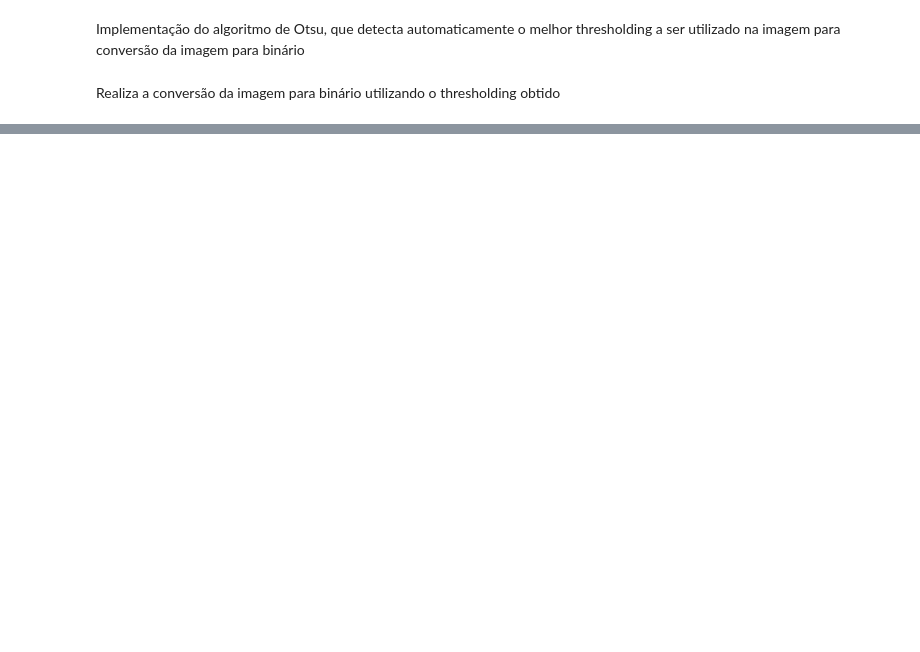
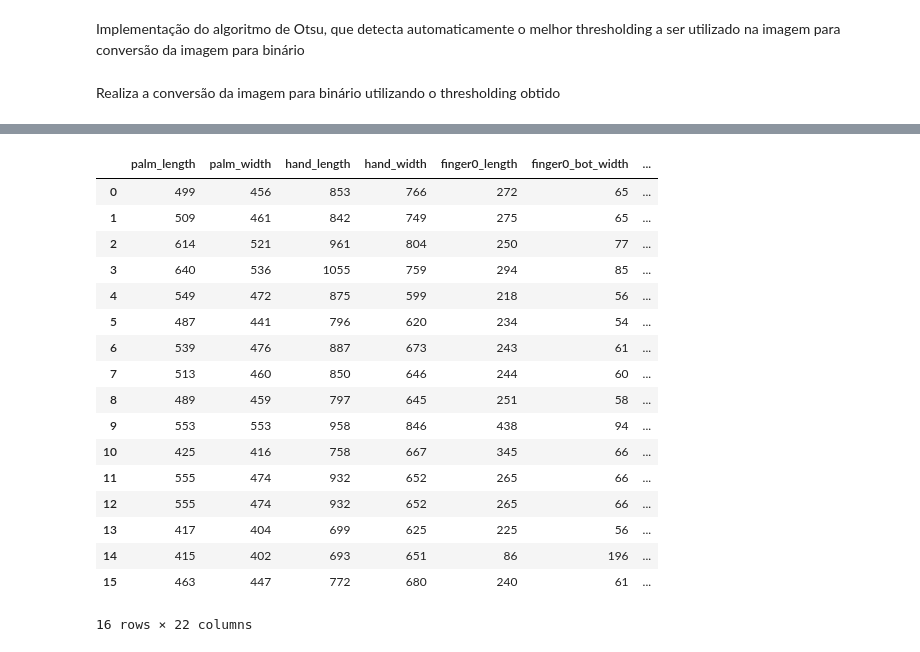
Before and after one commit to leticiarina/BiometricRecognition, a Jupyter notebook: biometricRecognition.ipynb, the cells around one changed output, grey strips where cells are left out. Saved outputs shown, nothing was run; the diff lists cells and outputs as text; code cells hidden in the pictures; blank space fills up the shorter version.

```diff
--- a/biometricRecognition.ipynb
+++ b/biometricRecognition.ipynb
@@ -485,7 +496,9 @@ def generateAttributesList(palm_measure, hand_measure, fingers_measures):
         values.append(finger[1])
         values.append(finger[2])
         values.append(finger[3])
-    return np.array(values)
+    return values
+
+values = generateAttributesList(palm_measure, hand_measure, fingers_measures)
 
 pd.Series(values, index = ['palm_length', 'palm_width', 'hand_length', 'hand_width', 'finger0_length', 'finger0_bot_width', 'finger0_mid_width', 'finger0_top_width', 'finger1_length', 'finger1_bot_width', 'finger1_mid_width', 'finger1_top_width', 'finger2_length', 'finger2_bot_width', 'finger2_mid_width', 'finger2_top_width', 'finger3_length', 'finger3_bot_width', 'finger3_mid_width', 'finger3_top_width'])
 # %% [output]
@@ -515,6 +528,14 @@ Returns:
     an numpy array with all attributes extracted
 """
 def processImage(filename):
+
+
+    indexes = ['palm_length', 'palm_width', 'hand_length', 'hand_width', 'finger0_length', 'finger0_bot_width', 'finger0_mid_width', 'finger0_top_width', 'finger1_length', 'finger1_bot_width', 'finger1_mid_width', 'finger1_top_width', 'finger2_length', 'finger2_bot_width', 'finger2_mid_width', 'finger2_top_width', 'finger3_length', 'finger3_bot_width', 'finger3_mid_width', 'finger3_top_width', 'foto_id', 'person']
+
+    #generates name and
+    name = filename.split('/')[-1].split('_')[0]
+    photo_id = int(filename.split('/')[-1].split('_')[1].replace('.jpg',''))
+
     # Opens image, turns image to grayscale
     gray = grayTransform(imageio.imread(filename)).astype(int)
     # Applies otsu threshold to create a binary mask for image
@@ -536,8 +557,12 @@ def processImage(filename):
     # calculates all measures for hand
     hand_measure = objMeasure(palm_mask + five_fingers_mask)
 
+    values = generateAttributesList(palm_measure, hand_measure, fingers_measures)
+    values.append(photo_id)
+    values.append(name)
+
     #generates a numpy array with all measurements
-    return generateAttributesList(palm_measure, hand_measure, fingers_measures)
+    return np.array(values)
 
 pd.Series(processImage('handDatabase/person002_001.jpg'), index=indexes)
 # %% [output]
@@ -560,0 +586,30 @@ dtype: int32
+# %%
+import os
+"""
+Generates a database_filename.csv file with all images on images_folder extracted
+Parameters:
+    images_fodler: folder where images are
+    database_filename: database filename. The file will be named <database_filename>.csv
+Returns:
+    a pandas da
+"""
+def generateDatabase(images_folder='handDatabase', database_filename=None):
+    files = os.listdir(images_folder)
+    try:
+        files.remove('notWorking')
+    except:
+        pass
+
+    df = pd.DataFrame(columns=indexes)
+    for f, i in zip(files, range(len(files))):
+        df.loc[i] = processImage(images_folder +'/' + f)
+        print('file {0}:{1} done'.format(i,f))
+    if database_filename:
+        #guaranteed to have .csv extension
+        database_filename.replace('.csv','')
+        df.to_csv(database_filename + '.csv')
+    return df
+
+
+generateDatabase(database_filename='teste')
+# %% [output]
@@ -560,0 +632,18 @@ dtype: int32
+|  | palm_length | palm_width | hand_length | hand_width | finger0_length | finger0_bot_width | ... |
+| 0 | 499 | 456 | 853 | 766 | 272 | 65 | ... |
+| 1 | 509 | 461 | 842 | 749 | 275 | 65 | ... |
+| 2 | 614 | 521 | 961 | 804 | 250 | 77 | ... |
+| 3 | 640 | 536 | 1055 | 759 | 294 | 85 | ... |
+| 4 | 549 | 472 | 875 | 599 | 218 | 56 | ... |
+| 5 | 487 | 441 | 796 | 620 | 234 | 54 | ... |
+| 6 | 539 | 476 | 887 | 673 | 243 | 61 | ... |
+| 7 | 513 | 460 | 850 | 646 | 244 | 60 | ... |
+| 8 | 489 | 459 | 797 | 645 | 251 | 58 | ... |
+| 9 | 553 | 553 | 958 | 846 | 438 | 94 | ... |
+| 10 | 425 | 416 | 758 | 667 | 345 | 66 | ... |
+| 11 | 555 | 474 | 932 | 652 | 265 | 66 | ... |
+| 12 | 555 | 474 | 932 | 652 | 265 | 66 | ... |
+| 13 | 417 | 404 | 699 | 625 | 225 | 56 | ... |
+| 14 | 415 | 402 | 693 | 651 | 86 | 196 | ... |
+| 15 | 463 | 447 | 772 | 680 | 240 | 61 | ... |
+16 rows × 22 columns
```
Also changed, not shown: parts of 14 cells of this notebook, 1 other file.
